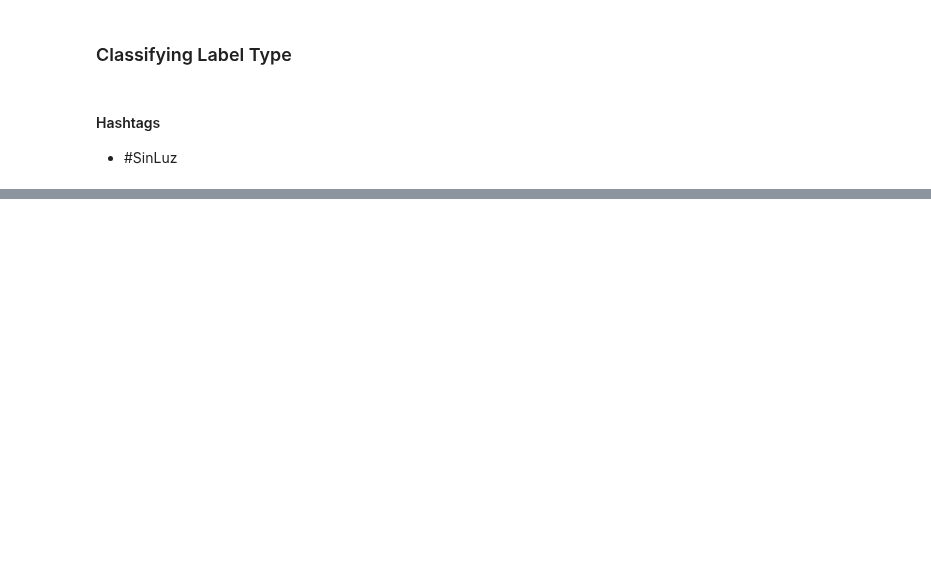
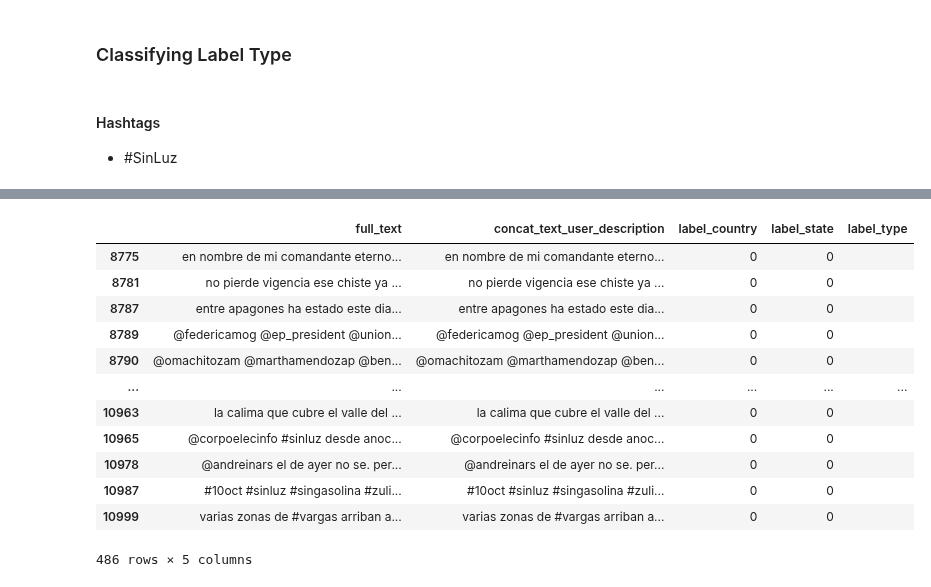
Before and after one commit to dieko95/blackouts-C4V, a Jupyter notebook: twitter_pretagging.ipynb, the cells around one changed output, grey strips where cells are left out. Saved outputs shown, nothing was run; the diff lists cells and outputs as text; code cells hidden in the pictures; blank space fills up the shorter version.

```diff
--- a/twitter_pretagging.ipynb
+++ b/twitter_pretagging.ipynb
@@ -9 +14,8 @@
+# %%
+## Installing package to access
+!pip install --upgrade -q google-auth
+!pip install --upgrade -q gspread
+
+# For better visualization of text in Pandas DF
+pd.set_option('display.max_colwidth', None)
 # %%
@@ -30,8 +50,12 @@ tagOriginalDf = tagOriginalDf.drop(index = 0)
 # %%
-diegoTags = tagOriginalDf.iloc[6001:8500,:].copy()
+# Corresponding Section
+tags_df = tagOriginalDf.iloc[8500:11000,:].copy()
 
-diegoOriginalTag = diegoTags[['concat_text_user_description', 'label_country', 'label_state', 'label_type']].iloc[:271,:].copy()
-diegoToTag = diegoTags[['concat_text_user_description', 'label_country', 'label_state', 'label_type']].iloc[271:,:].copy()
+# Tagged Tweets
+pre_tag_df = tags_df[['full_text','concat_text_user_description', 'label_country', 'label_state', 'label_type']].iloc[:271,:].copy()
+
+# Tweets to tag
+to_tag_df = tags_df[['full_text','concat_text_user_description', 'label_country', 'label_state', 'label_type']].iloc[271:,:].copy()
 # %% [markdown]
 ## Cleaning Text
 # %%
@@ -58,7 +82,8 @@ def cleaner(df,text_col):
   return df
 
 
-diegoToTag = cleaner(diegoToTag, 'concat_text_user_description')
+to_tag_df = cleaner(to_tag_df, 'concat_text_user_description')
+to_tag_df = cleaner(to_tag_df, 'full_text')
 # %% [markdown]
 ## Functions
 
@@ -90,0 +199,22 @@ diegoToTag[indices]
+# %%
+# 486 tweets with hashtags Out of 2228 tweets
+
+
+
+indices = to_tag_df.concat_text_user_description.str.contains('venezuela', case = False) # 6754
+
+to_tag_df[indices]
+# %% [output]
+|  | full_text | concat_text_user_description | label_country | label_state | label_type |
+| 8775 | en nombre de mi comandante eterno... | en nombre de mi comandante eterno... | 0 | 0 |  |
+| 8781 | no pierde vigencia ese chiste ya ... | no pierde vigencia ese chiste ya ... | 0 | 0 |  |
+| 8787 | entre apagones ha estado este dia... | entre apagones ha estado este dia... | 0 | 0 |  |
+| 8789 | @federicamog @ep_president @union... | @federicamog @ep_president @union... | 0 | 0 |  |
+| 8790 | @omachitozam @marthamendozap @ben... | @omachitozam @marthamendozap @ben... | 0 | 0 |  |
+| ... | ... | ... | ... | ... | ... |
+| 10963 | la calima que cubre el valle del ... | la calima que cubre el valle del ... | 0 | 0 |  |
+| 10965 | @corpoelecinfo #sinluz desde anoc... | @corpoelecinfo #sinluz desde anoc... | 0 | 0 |  |
+| 10978 | @andreinars el de ayer no se. per... | @andreinars el de ayer no se. per... | 0 | 0 |  |
+| 10987 | #10oct #sinluz #singasolina #zuli... | #10oct #sinluz #singasolina #zuli... | 0 | 0 |  |
+| 10999 | varias zonas de #vargas arriban a... | varias zonas de #vargas arriban a... | 0 | 0 |  |
+486 rows × 5 columns
```
Also changed, not shown: parts of 19 cells of this notebook.
